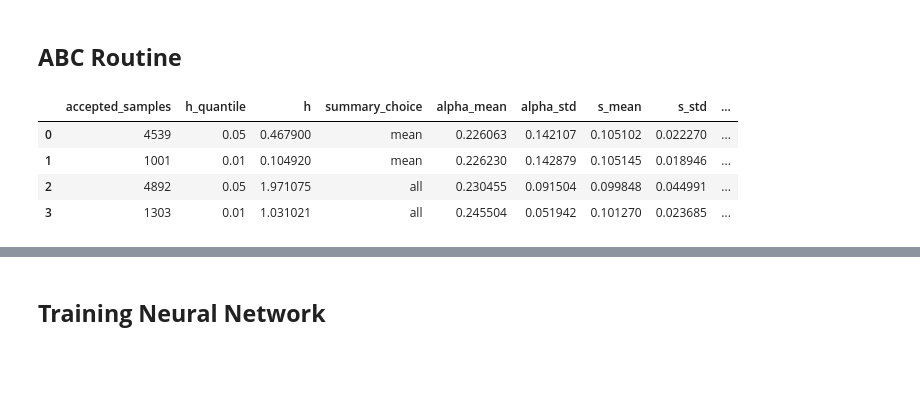
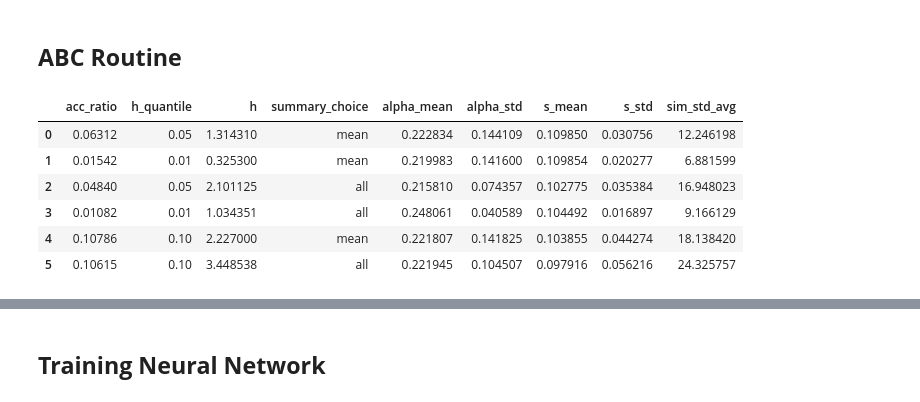
Before and after one commit to stommen/tif345_projects, a Jupyter notebook: project_3/project3_LBOS.ipynb, the cells around one changed output, grey strips where cells are left out. Cells and saved outputs as stored; diff of their text form; code cells hidden in the pictures; blank space fills up the shorter version.

```diff
--- a/project_3/project3_LBOS.ipynb
+++ b/project_3/project3_LBOS.ipynb
@@ -380,28 +451,32 @@ truths = [0.25, 0.1]
 rng = np.random.default_rng(67)
 y_obs = vec_dalton_simulator(n_rows, n_cols, n_beads, truths[0], truths[1], disable=True)
 
-results_1 = ABC(y_obs, its, h='cal', h_quantile=0.05, cal_its=1000, summary_choice='mean')
-results_2 = ABC(y_obs, its, h='cal', h_quantile=0.01, cal_its=1000, summary_choice='mean')
-results_3 = ABC(y_obs, its, h='cal', h_quantile=0.05, cal_its=1000, summary_choice='all')
-results_4 = ABC(y_obs, its, h='cal', h_quantile=0.01, cal_its=1000, summary_choice='all')
+results_1 = ABC(y_obs, its, h='cal', h_quantile=0.13, cal_its=1000, summary_choice='mean')
+results_2 = ABC(y_obs, its, h='cal', h_quantile=0.025, cal_its=1000, summary_choice='mean')
+results_3 = ABC(y_obs, its, h='cal', h_quantile=0.06, cal_its=1000, summary_choice='all')
+results_4 = ABC(y_obs, its, h='cal', h_quantile=0.013, cal_its=1000, summary_choice='all')
+results_5 = ABC(y_obs, its, h='cal', h_quantile=0.25, cal_its=1000, summary_choice='mean')
+results_6 = ABC(y_obs, its, h='cal', h_quantile=0.13, cal_its=1000, summary_choice='all')
 # %%
 
-comp_res = pd.DataFrame(columns=['accepted_samples', 'h_quantile', 'h', 'summary_choice'] + ['alpha_mean', 'alpha_std', 's_mean', 's_std', 'sim_std_minus_avg', 'sim_std_plus_avg'])
-sums_hs = [['mean', 0.05], ['mean', 0.01], ['all', 0.05], ['all', 0.01]]
-for res, summary_choice in zip([results_1, results_2, results_3, results_4], sums_hs):
+comp_res = pd.DataFrame(columns=['acc_ratio', 'h_quantile', 'h', 'summary_choice'] + ['alpha_mean', 'alpha_std', 's_mean', 's_std', 'sim_std_avg'])
+sums_hs = [['mean', 0.05], ['mean', 0.01], ['all', 0.05], ['all', 0.01], ['mean', 0.1], ['all', 0.1]]
+for res, summary_choice in zip([results_1, results_2, results_3, results_4, results_5, results_6], sums_hs):
     ABC_res = get_ABC_results(res, its)
-    accepted_samples = len(np.array(res['alpha'])[np.array(res['distance']) < res['kernel_size'][0]])
-    weights, s_samples, alpha_samples, alpha_mean, alpha_std, s_mean, s_std, sim_std_minus, sim_std_plus, sim_std_minus_avg, sim_std_plus_avg, ABC_its = ABC_res.iloc[0]
+    accepted_samples, weights, s_samples, alpha_samples, alpha_mean, alpha_std, s_mean, s_std, y_i, sim_std, sim_std_avg, ABC_its = ABC_res.iloc[0]
+    acc_ratio = accepted_samples / ABC_its
     h = np.unique(res['kernel_size'])[0]
-    comp_res = pd.concat([comp_res, pd.DataFrame([[accepted_samples, summary_choice[1], h, summary_choice[0], alpha_mean, alpha_std, s_mean, s_std, sim_std_minus_avg, sim_std_plus_avg]],
-                                                  columns=['accepted_samples', 'h_quantile', 'h', 'summary_choice', 'alpha_mean', 'alpha_std', 's_mean', 's_std', 'sim_std_minus_avg', 'sim_std_plus_avg'])], ignore_index=True)
+    comp_res = pd.concat([comp_res, pd.DataFrame([[acc_ratio, summary_choice[1], h, summary_choice[0], alpha_mean, alpha_std, s_mean, s_std, sim_std_avg]],
+                                                  columns=['acc_ratio', 'h_quantile', 'h', 'summary_choice', 'alpha_mean', 'alpha_std', 's_mean', 's_std', 'sim_std_avg'])], ignore_index=True)
 display(comp_res)
 # %% [output]
-|  | accepted_samples | h_quantile | h | summary_choice | alpha_mean | alpha_std | s_mean | s_std | ... |
-| 0 | 4539 | 0.05 | 0.467900 | mean | 0.226063 | 0.142107 | 0.105102 | 0.022270 | ... |
-| 1 | 1001 | 0.01 | 0.104920 | mean | 0.226230 | 0.142879 | 0.105145 | 0.018946 | ... |
-| 2 | 4892 | 0.05 | 1.971075 | all | 0.230455 | 0.091504 | 0.099848 | 0.044991 | ... |
-| 3 | 1303 | 0.01 | 1.031021 | all | 0.245504 | 0.051942 | 0.101270 | 0.023685 | ... |
+|  | acc_ratio | h_quantile | h | summary_choice | alpha_mean | alpha_std | s_mean | s_std | sim_std_avg |
+| 0 | 0.06312 | 0.05 | 1.314310 | mean | 0.222834 | 0.144109 | 0.109850 | 0.030756 | 12.246198 |
+| 1 | 0.01542 | 0.01 | 0.325300 | mean | 0.219983 | 0.141600 | 0.109854 | 0.020277 | 6.881599 |
+| 2 | 0.04840 | 0.05 | 2.101125 | all | 0.215810 | 0.074357 | 0.102775 | 0.035384 | 16.948023 |
+| 3 | 0.01082 | 0.01 | 1.034351 | all | 0.248061 | 0.040589 | 0.104492 | 0.016897 | 9.166129 |
+| 4 | 0.10786 | 0.10 | 2.227000 | mean | 0.221807 | 0.141825 | 0.103855 | 0.044274 | 18.138420 |
+| 5 | 0.10615 | 0.10 | 3.448538 | all | 0.221945 | 0.104507 | 0.097916 | 0.056216 | 24.325757 |
 # %%
 
 res_2 = get_ABC_results(results_2, its)
```
Also changed, not shown: parts of 9 cells of this notebook, 10 other files.
